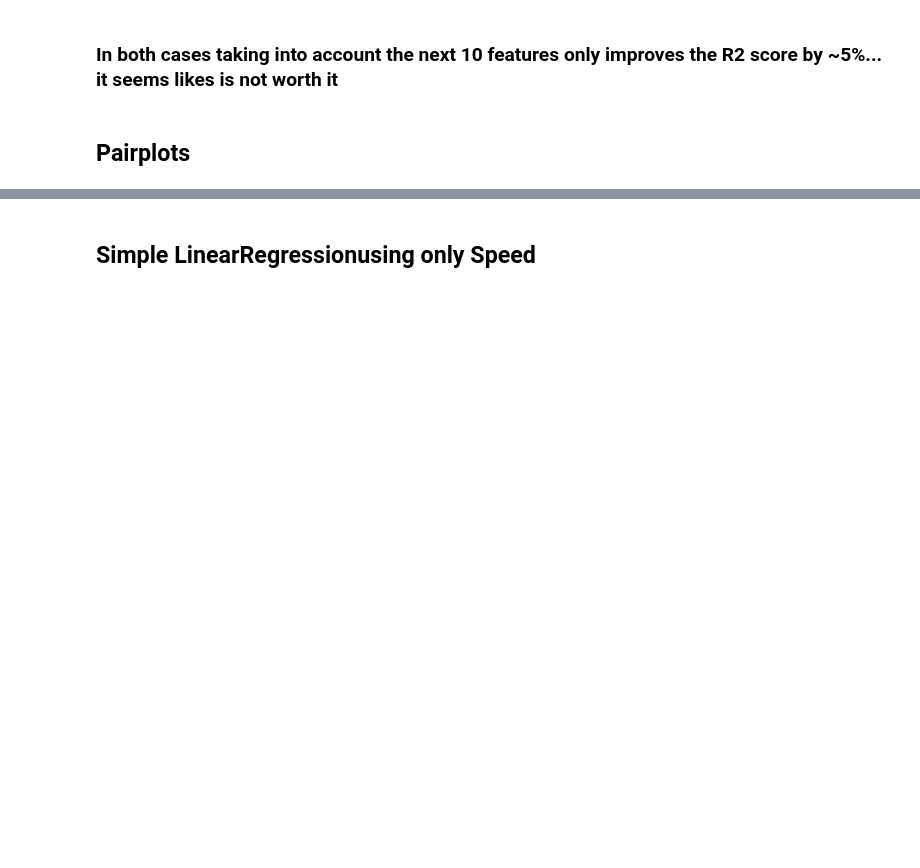
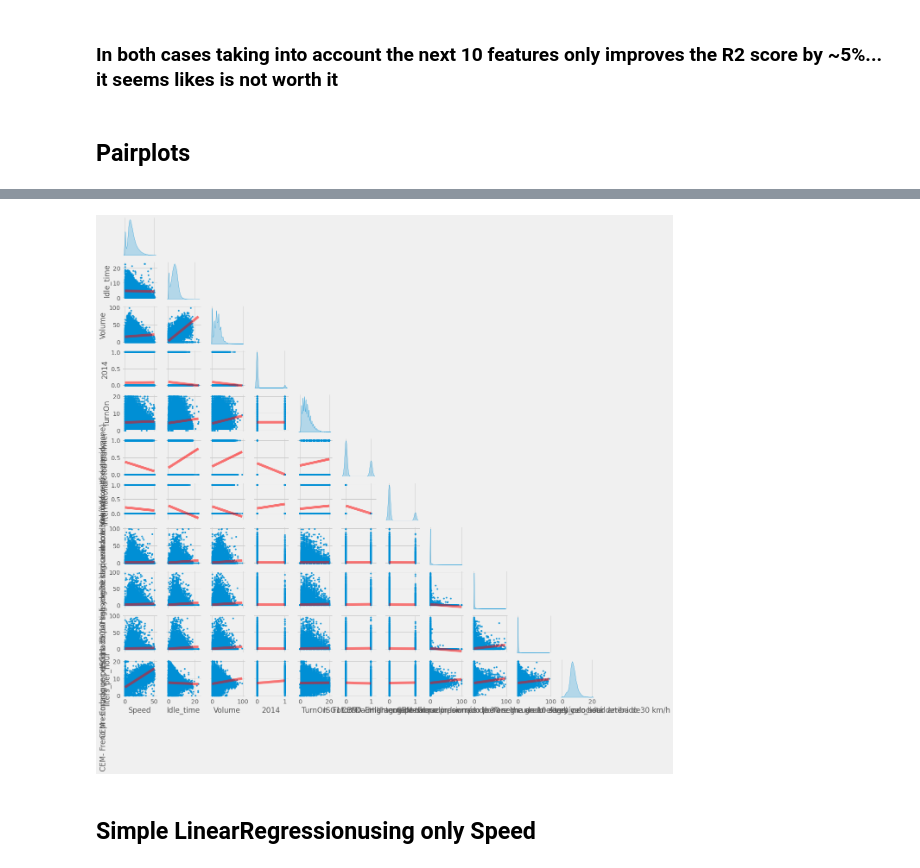
Before and after one commit to rgamerosl/capstone-project, a Jupyter notebook: final_remarks.ipynb, the cells around one changed output, grey strips where cells are left out. Saved outputs shown, nothing was run; the diff lists cells and outputs as text; code cells hidden in the pictures; blank space fills up the shorter version.

```diff
--- a/final_remarks.ipynb
+++ b/final_remarks.ipynb
@@ -264,2 +465,10 @@ for i in mini_data.columns[0:10]:
+# %%
+### Pairplot that takes a LOT of time
+
+sns.pairplot(sampling, palette='husl', corner=True, diag_kind='kde', kind='reg', markers='.',
+                 plot_kws={'line_kws':{'color':'red', 'alpha':0.5}}, height=1.5)
+plt.savefig(f'figures/pairplots.png')
+# %% [output]
+[figure, added]
 # %% [markdown]
 ## Simple LinearRegressionusing only Speed
```
Also changed, not shown: parts of 29 cells of this notebook.
